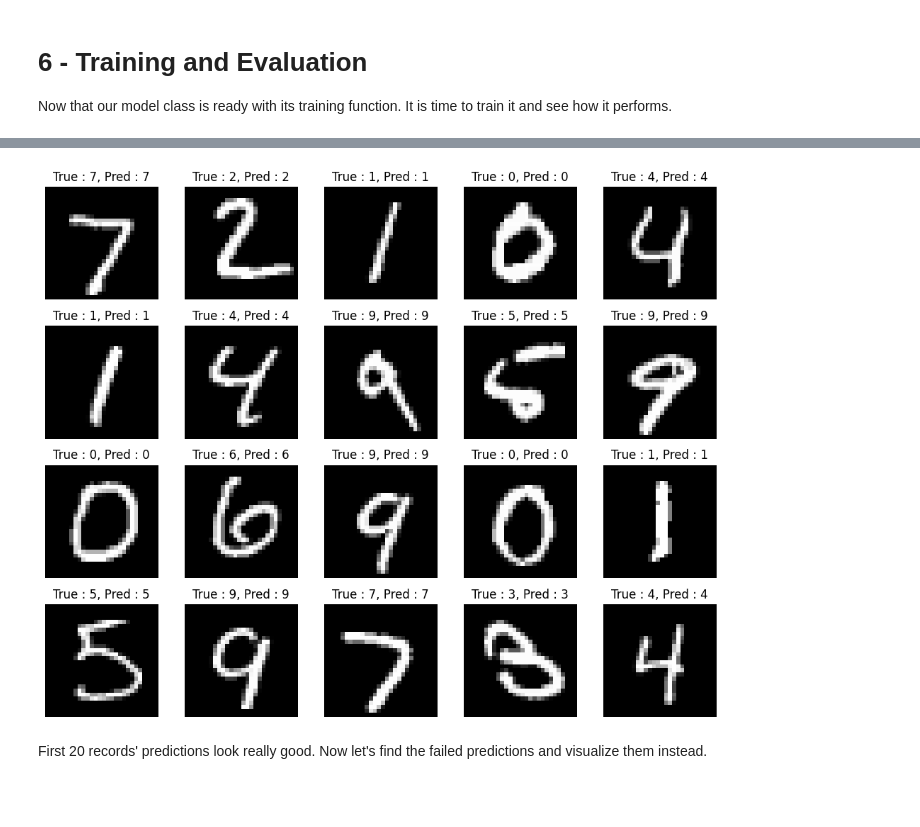
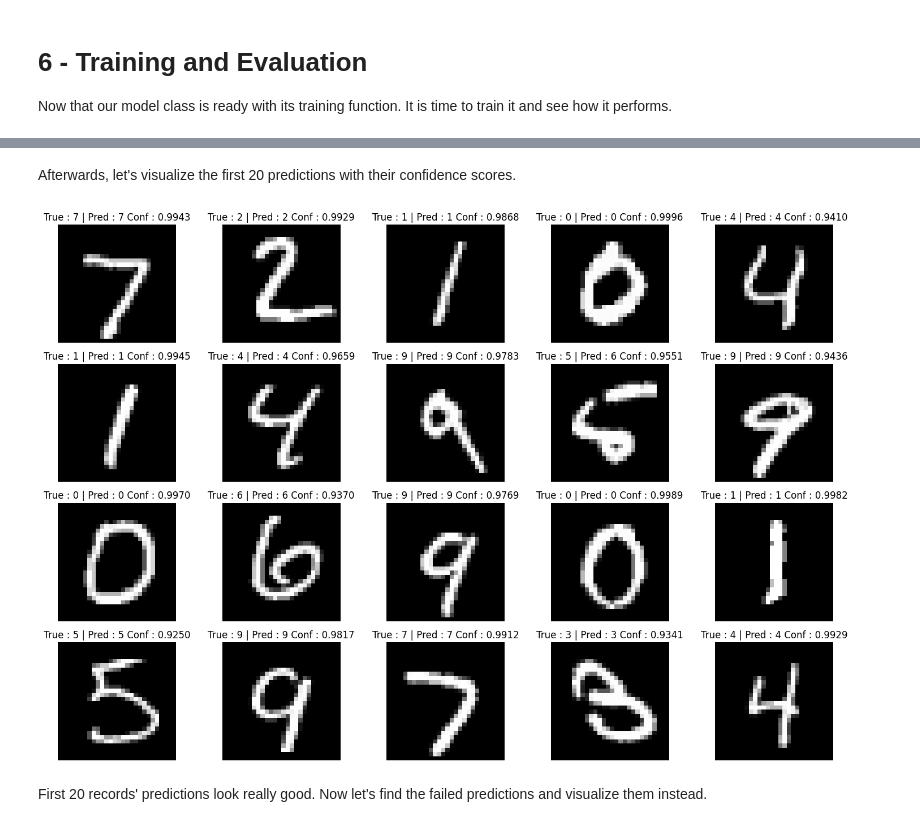
Before and after one commit to DoubleCyclone/Neural-Network-From-Scratch, a Jupyter notebook: notebooks/Neural_Network_From_Scratch.ipynb, the cells around one changed output, grey strips where cells are left out. Drawn from its saved outputs; the diff is of its cells as text; code cells hidden in the pictures; blank space fills up the shorter version.

```diff
--- a/notebooks/Neural_Network_From_Scratch.ipynb
+++ b/notebooks/Neural_Network_From_Scratch.ipynb
@@ -485,7 +511,7 @@ class Model() :
 # 6 - Training and Evaluation
 Now that our model class is ready with its training function. It is time to train it and see how it performs.
 # %%
-%%time
+# Initialize the model
 model_np = Model(input_node_count, hidden_node_count, output_node_count)
 
 # Convert labels to one-hot for NumPy model
@@ -493,14 +519,23 @@ y_train_oh = apply_one_hot_encoding(y_train)
 y_val_oh = apply_one_hot_encoding(y_val)
 y_test_oh = apply_one_hot_encoding(y_test)
 
+start_time_np = time.perf_counter()
+# Run the training loop
 model_np.train(
     epochs=20,
     batch_size=64,
-    learning_rate=0.05,
+    learning_rate=0.01,
     X_train=X_train,
     y_train=y_train_oh,
     val=True,
     X_val=X_val,
     y_val=y_val_oh
 )
+end_time_np = time.perf_counter()
+
+duration_np = end_time_np - start_time_np
+minutes_np = int(duration_np // 60)
+seconds_np = int(duration_np % 60)
+np_train_time_var = f"{minutes_np}m {seconds_np}s"
+print(f"NumPy Model Training Wall time: {np_train_time_var}")
 # %% [output]
@@ -540,25 +623,25 @@ Performance looks great even on the test data. Now let's visualize some predicti
+# %% [markdown]
+Afterwards, let's visualize the first 20 predictions with their confidence scores.
 # %%
 # Create a figure to display the images
-fig, axs = plt.subplots(4, 5 , figsize=(10, 8))
+fig, axs = plt.subplots(4, 5 , figsize=(15, 10))
 
 # Flatten to iterate easily
 axs = axs.flatten()
 
-# Print the first few images in a row
+# For every record in test dataset
 for i, rec in enumerate(X_test):
-    # Print the first 20 samples
-    if i < 20:
-        axs[i].imshow(X_test[i].squeeze(), cmap='gray') # Show the image
-        axs[i].set_title(f"True : {y_test[i]}, Pred : {test_preds[i]}") # Set the label and prediction as the title
-        axs[i].axis('off') # Turn off axis to make the image cleaner
-    else:
-        break  # Exit the loop after printing 20 samples
+  # Print it (until the 20th)
+  if i < 20:
+    model_np.predict_single(axs[i], X_test[i], y_test[i])
+  else:
+    break  # Exit the loop after printing 20 samples
 
 # Fix overlap and show the plot
 fig.tight_layout()
 fig.show()
 # %% [output]
-[figure, old version]
+[figure, new version]
 # %% [markdown]
 First 20 records' predictions look really good. Now let's find the failed predictions and visualize them instead.
 # %%
```
Also changed, not shown: parts of 40 cells of this notebook.
